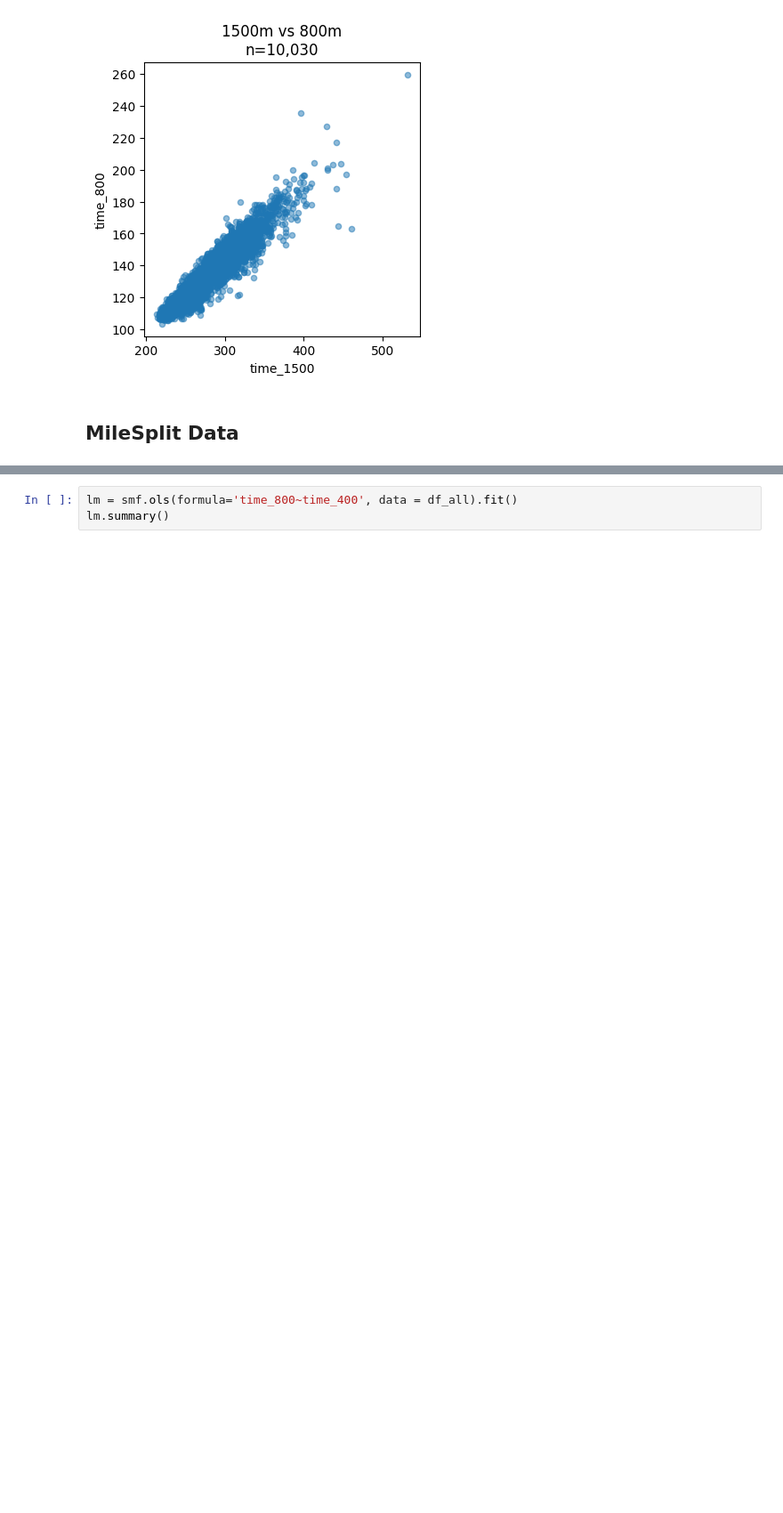
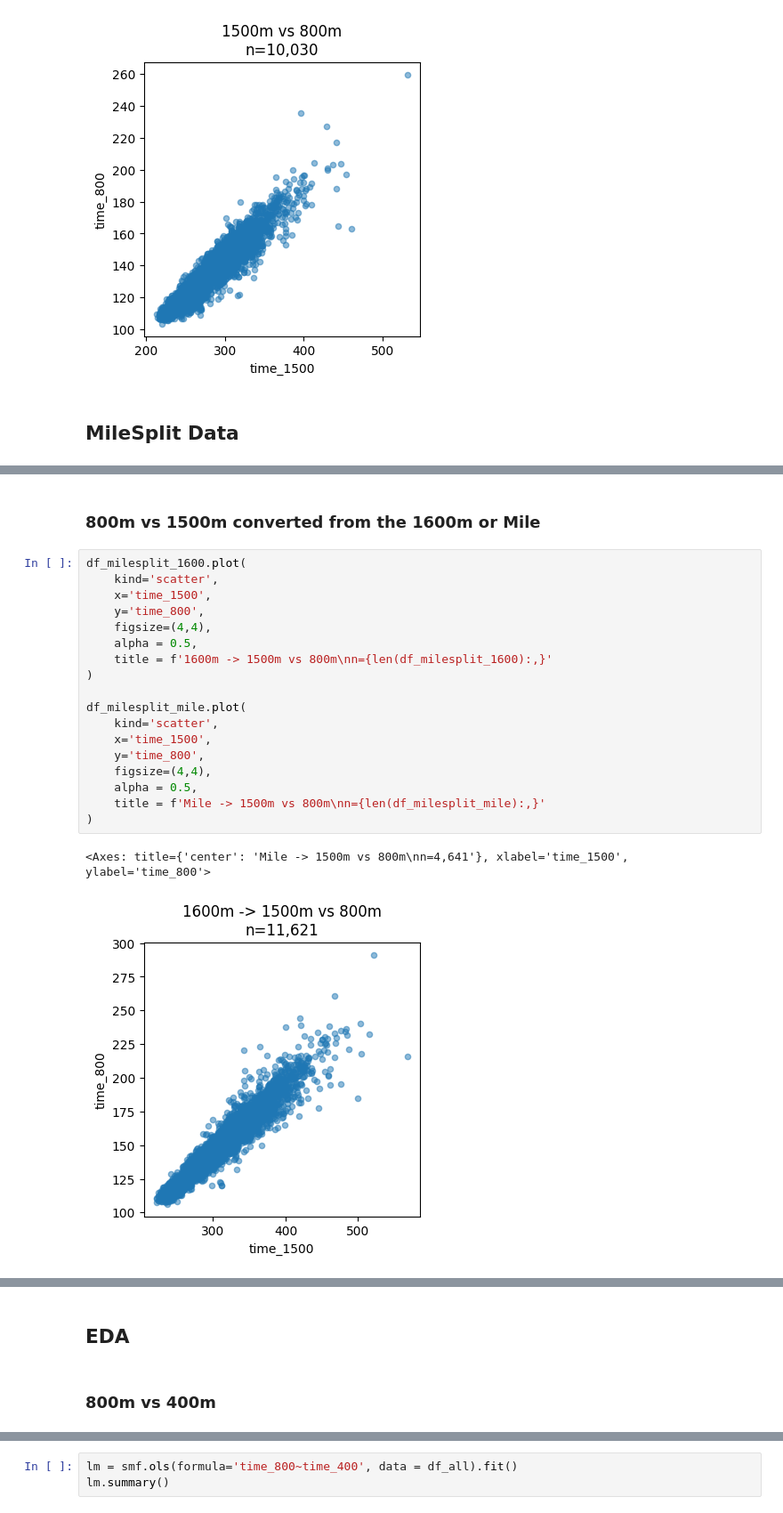
Before and after one commit to mitchellggreenhalgh/mid-distance-webscrapers, a Jupyter notebook: mid_distance_race_performances.ipynb, the cells around one changed output, grey strips where cells are left out. Shown: that part at 89% size. Drawn from its saved outputs; the diff is of its cells as text; blank space fills up the shorter version.

```diff
--- a/mid_distance_race_performances.ipynb
+++ b/mid_distance_race_performances.ipynb
@@ -155,0 +174,23 @@ else:
+# %% [markdown]
+### 800m vs 1500m converted from the 1600m or Mile
+# %%
+df_milesplit_1600.plot(
+    kind='scatter',
+    x='time_1500',
+    y='time_800',
+    figsize=(4,4),
+    alpha = 0.5,
+    title = f'1600m -> 1500m vs 800m\nn={len(df_milesplit_1600):,}'
+)
+
+df_milesplit_mile.plot(
+    kind='scatter',
+    x='time_1500',
+    y='time_800',
+    figsize=(4,4),
+    alpha = 0.5,
+    title = f'Mile -> 1500m vs 800m\nn={len(df_milesplit_mile):,}'
+)
+# %% [output]
+<Axes: title={'center': 'Mile -> 1500m vs 800m\nn=4,641'}, xlabel='time_1500', ylabel='time_800'>
+[figure, added]
@@ -156 +198,5 @@ else:
+# %% [markdown]
+## EDA
+# %% [markdown]
+### 800m vs 400m
 # %%
```
Also changed, not shown: parts of 8 cells of this notebook.
